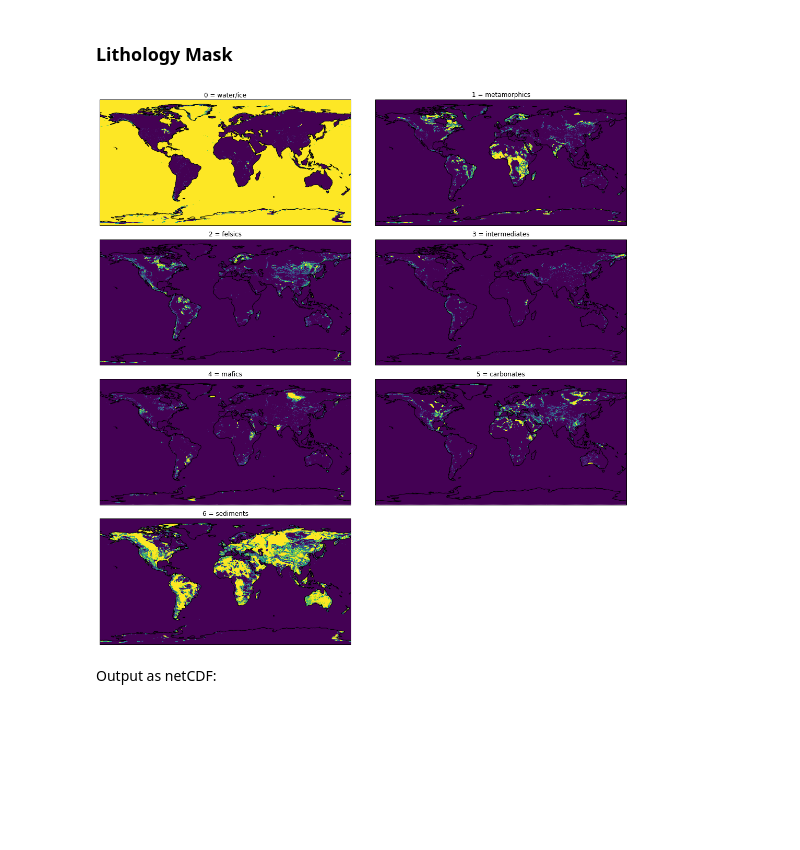
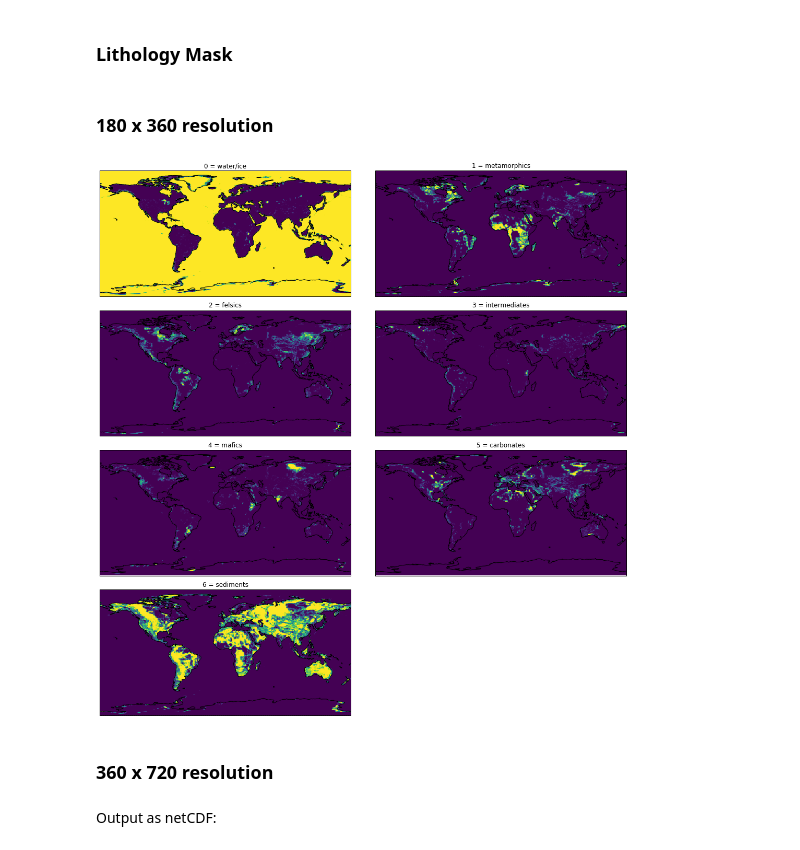
Before and after one commit to Swanson-Hysell-Group/GEOCLIM_Modern, a Jupyter notebook: Code/Notebooks/lithology_masks_7d.ipynb, the cells around one changed output. Saved outputs shown, nothing was run; the diff lists cells and outputs as text; code cells hidden in the pictures; blank space fills up the shorter version.

Commit message:
make fractional lithologic mask at 1x1 resolution

```diff
--- a/Code/Notebooks/lithology_masks_7d.ipynb
+++ b/Code/Notebooks/lithology_masks_7d.ipynb
@@ -292,3 +292,50 @@ plot_lithology(LiMW_Band1, LiMW_lat, LiMW_lon,
 [figure]
 # %% [markdown]
 ### Lithology Mask
+# %% [markdown]
+### 180 x 360 resolution
+# %%
+# initialize the lithologic mask (lat, lon, lith)
+lith_mask = np.zeros((180, 360, 7))
+
+for i in range(180):
+    for j in range(360):
+
+        # get the 10x10 cell that fits into the 1x1 degree cell in the lithologic mask
+        LiMW_Band1_cell = LiMW_Band1[i*10:(i+1)*10,j*10:(j+1)*10]
+
+        # count number of cells of each lithology
+        for k in range(7):
+            lith_mask[i,j,k] = np.sum(LiMW_Band1_cell==k)
+
+# make the values fraction of the 1x1 cell
+lith_mask = lith_mask/100
+# %%
+lat = np.linspace(-89.5,89.5,180)
+lon = np.linspace(-179.5,179.5,360)
+
+dim = (180,360)
+
+lith_class = ['0 = water/ice',
+              '1 = metamorphics',
+              '2 = felsics',
+              '3 = intermediates',
+              '4 = mafics',
+              '5 = carbonates',
+              '6 = sediments']
+# %%
+fig = plt.figure(figsize=(15,15))
+
+for i in range(7):
+    ax = plt.subplot(4,2,i+1, projection=ccrs.PlateCarree())
+
+    z = lith_mask[:,:,i]
+    ax.coastlines()
+    im = ax.pcolormesh(lon, lat, z, transform=ccrs.PlateCarree())
+
+    ax.set_title(lith_class[i])
+
+fig.tight_layout()
+plt.show(fig)
+# %% [output]
+[figure, added]
@@ -295,3 +380,5 @@ plot_lithology(LiMW_Band1, LiMW_lat, LiMW_lon,
+# %% [markdown]
+### 360 x 720 resolution
 # %%
 # initialize the lithologic mask (lat, lon, lith)
 lith_mask = np.zeros((360, 720, 7))
@@ -335,8 +422,6 @@ for i in range(7):
 
 fig.tight_layout()
 plt.show(fig)
-# %% [output]
-[figure, removed]
 # %% [markdown]
 Output as netCDF:
 # %%
```
Also changed, not shown: parts of 7 cells of this notebook, 1 other file.
